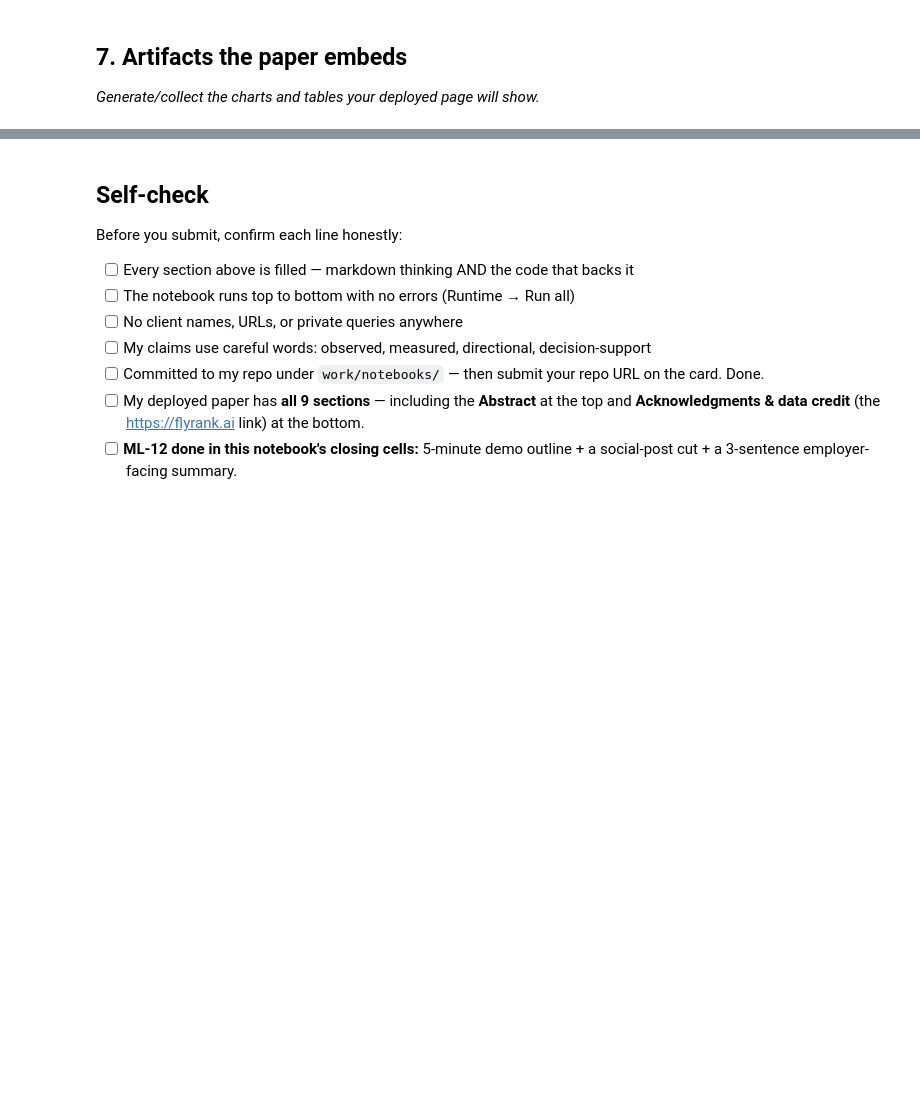
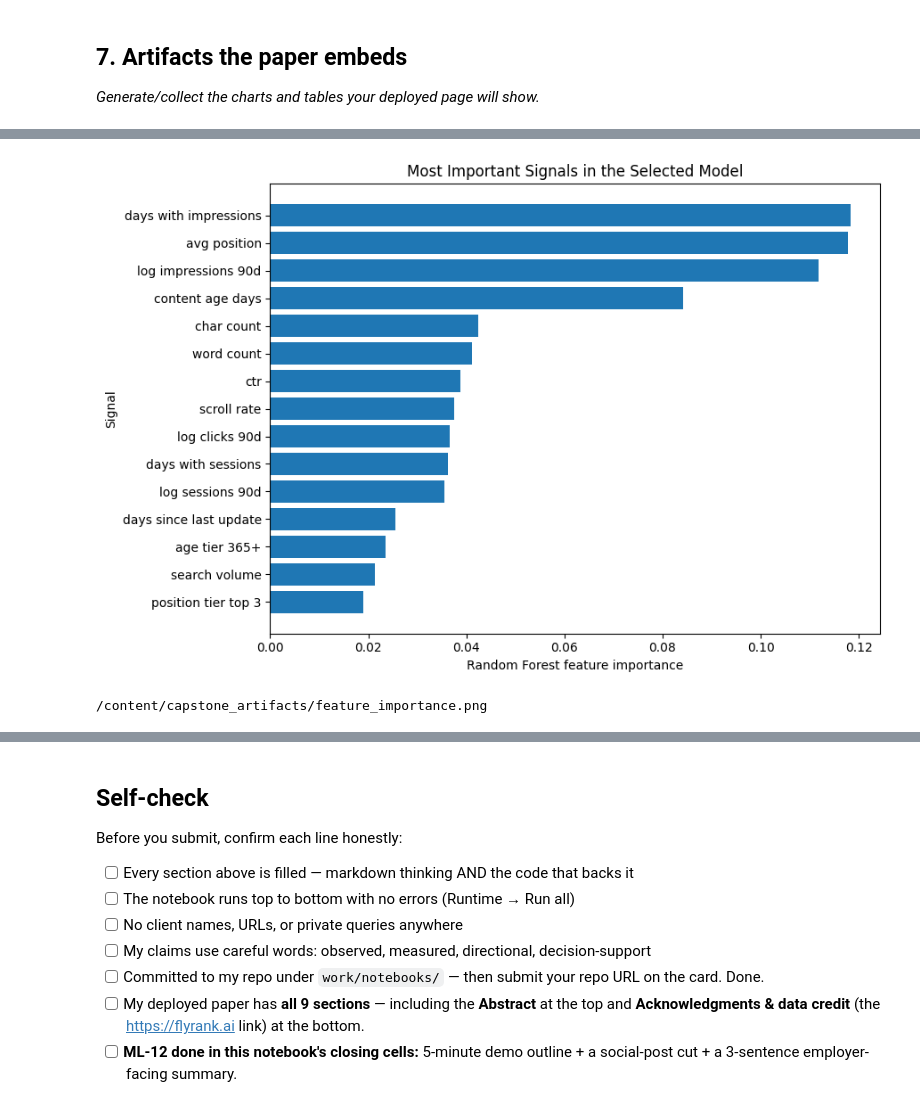
Before and after one commit to SyedaNehaBatool12/flyrank-ml-internship, a Jupyter notebook: work/notebooks/capstone.ipynb, the cells around one changed output, grey strips where cells are left out. Saved outputs shown, nothing was run; the diff lists cells and outputs as text; code cells hidden in the pictures; blank space fills up the shorter version.

```diff
--- a/work/notebooks/capstone.ipynb
+++ b/work/notebooks/capstone.ipynb
@@ -36,0 +992,46 @@ This skeleton is yours to fill. Work the sections **in order** — each one has
+# %%
+clean_feature_importance = feature_importance_df.copy()
+
+clean_feature_importance["feature"] = (
+    clean_feature_importance["feature"]
+    .str.replace("numeric__", "", regex=False)
+    .str.replace("categorical__", "", regex=False)
+    .str.replace("_", " ")
+)
+
+top_features_clean = (
+    clean_feature_importance
+    .head(15)
+    .sort_values("importance")
+)
+
+plt.figure(figsize=(9, 6))
+
+plt.barh(
+    top_features_clean["feature"],
+    top_features_clean["importance"]
+)
+
+plt.xlabel("Random Forest feature importance")
+plt.ylabel("Signal")
+plt.title("Most Important Signals in the Selected Model")
+
+plt.tight_layout()
+
+feature_chart_path = os.path.join(
+    ARTIFACT_DIR,
+    "feature_importance.png"
+)
+
+plt.savefig(
+    feature_chart_path,
+    dpi=180,
+    bbox_inches="tight"
+)
+
+plt.show()
+
+print(feature_chart_path)
+# %% [output]
+[figure, added]
+/content/capstone_artifacts/feature_importance.png
```
Also changed, not shown: parts of 30 cells of this notebook.
